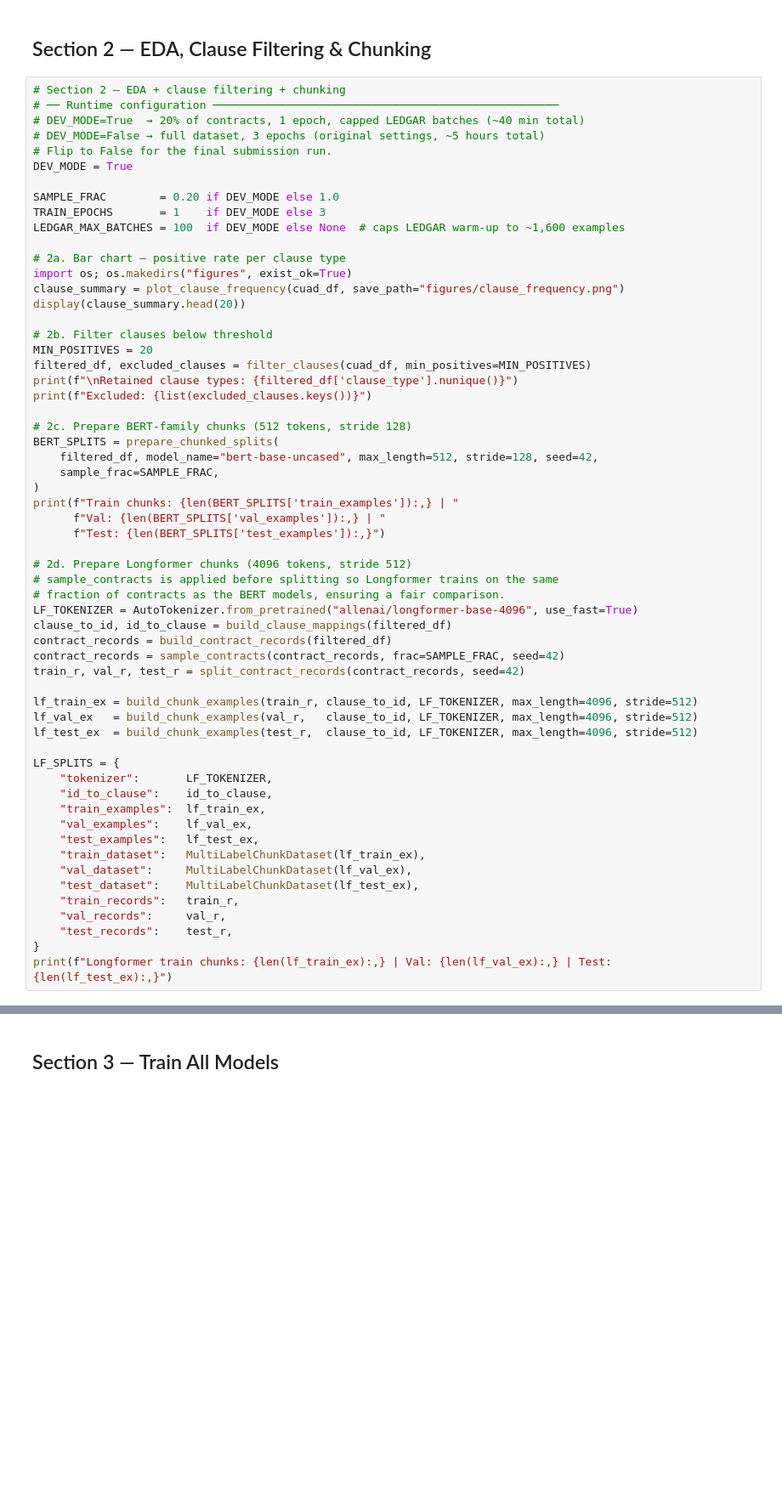
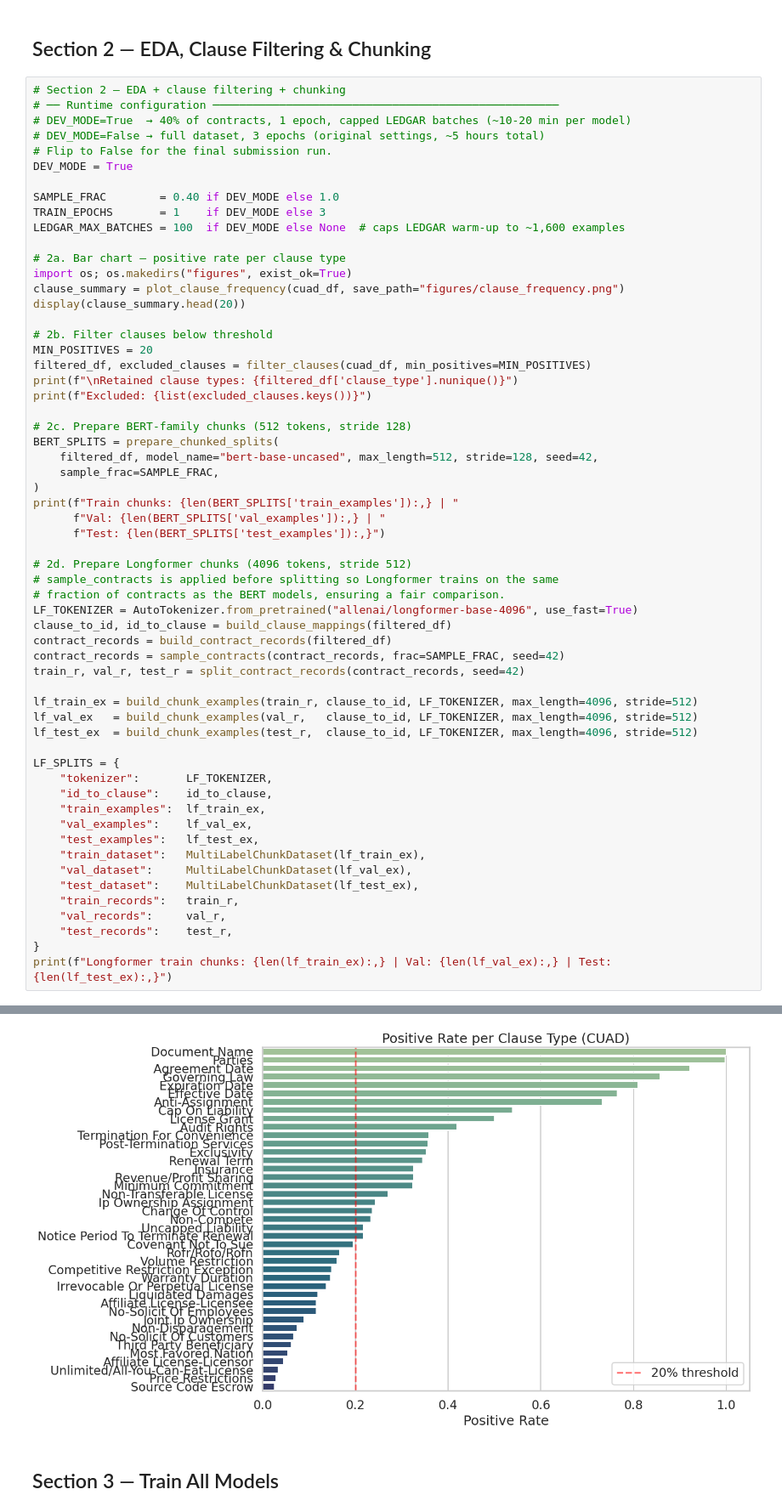
Before and after one commit to pranaysamineni00/BT5153, a Jupyter notebook: legal_clause_classification.ipynb, the cells around one changed output, grey strips where cells are left out. Shown at 85% size. Saved outputs shown, nothing was run; the diff lists cells and outputs as text; blank space fills up the shorter version.

```diff
--- a/legal_clause_classification.ipynb
+++ b/legal_clause_classification.ipynb
@@ -258,12 +363,12 @@ ledgar  = load_ledgar("data/ledgar")
 # %%
 # Section 2 — EDA + clause filtering + chunking
 # ── Runtime configuration ────────────────────────────────────────────────────
-# DEV_MODE=True  → 20% of contracts, 1 epoch, capped LEDGAR batches (~40 min total)
+# DEV_MODE=True  → 40% of contracts, 1 epoch, capped LEDGAR batches (~10-20 min per model)
 # DEV_MODE=False → full dataset, 3 epochs (original settings, ~5 hours total)
 # Flip to False for the final submission run.
 DEV_MODE = True
 
-SAMPLE_FRAC        = 0.20 if DEV_MODE else 1.0
+SAMPLE_FRAC        = 0.40 if DEV_MODE else 1.0
 TRAIN_EPOCHS       = 1    if DEV_MODE else 3
 LEDGAR_MAX_BATCHES = 100  if DEV_MODE else None  # caps LEDGAR warm-up to ~1,600 examples
 
@@ -314,3 +419,4 @@ LF_SPLITS = {
     "test_records":    test_r,
 }
 print(f"Longformer train chunks: {len(lf_train_ex):,} | Val: {len(lf_val_ex):,} | Test: {len(lf_test_ex):,}")
+# %% [output]
@@ -317,2 +454,3 @@ print(f"Longformer train chunks: {len(lf_train_ex):,} | Val: {len(lf_val_ex):,}
+[figure, added]
 # %% [markdown]
 ## Section 3 — Train All Models
```
Also changed, not shown: parts of 26 cells of this notebook, 1 other file.
